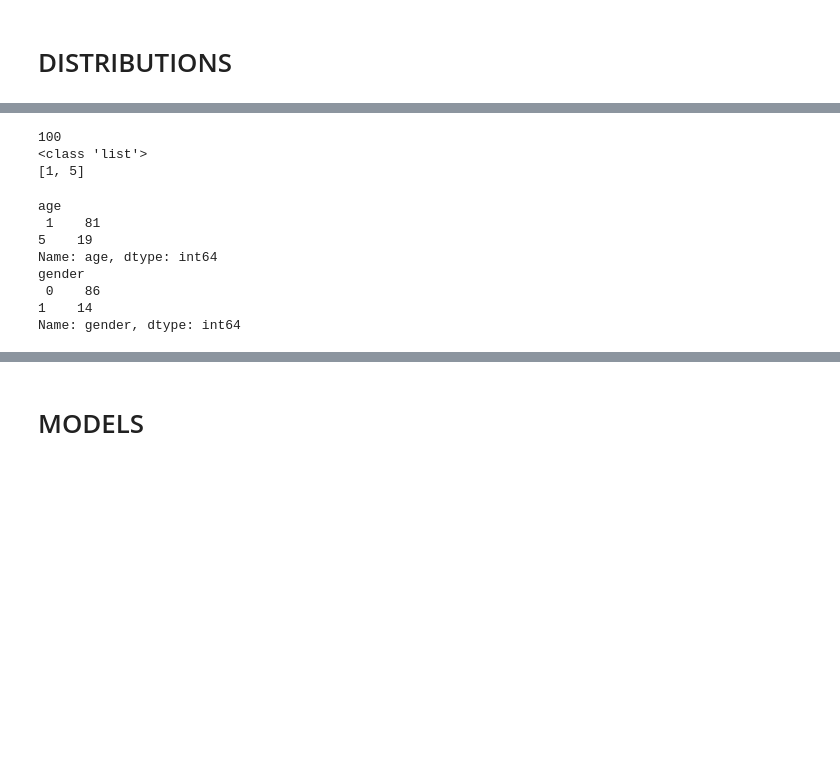
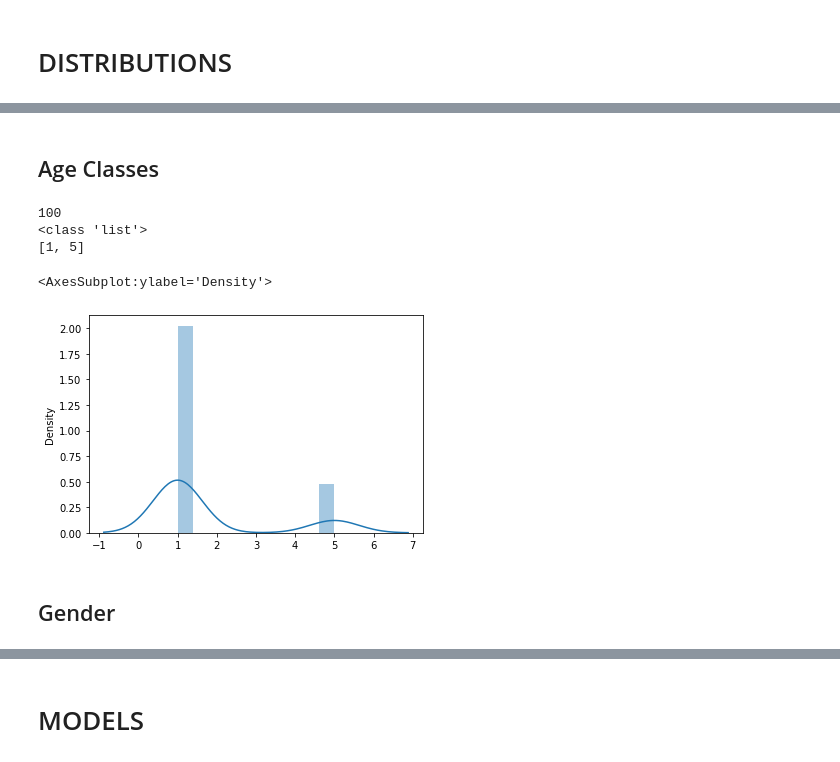
Before and after one commit to ASobreira/Advanced-Machine-Learning, a Jupyter notebook: Project/Project/only_svm.ipynb, the cells around one changed output, grey strips where cells are left out. Drawn from its saved outputs; the diff is of its cells as text; code cells hidden in the pictures; blank space fills up the shorter version.

```diff
--- a/Project/Project/only_svm.ipynb
+++ b/Project/Project/only_svm.ipynb
@@ -166,3 +234,5 @@ Age Classes finished
+# %% [markdown]
+## Age Classes
 # %%
 print(len(age_classes))
 print(type(age_classes))
@@ -172,27 +242,12 @@ print(unique_values)
 100
 <class 'list'>
 [1, 5]
-# %%
-img_all = pd.DataFrame()
-img_all["age"] = age_classes
-img_all["gender"] = genders
-
-img_gender = pd.DataFrame()
-img_gender["gender"] = genders
-
-img_age = pd.DataFrame()
-img_age["age"] = age_classes
-
-print("age\n", img_age.age.value_counts())
-print("gender\n", img_gender.gender.value_counts())
-# %% [output]
-age
- 1    81
-5    19
-Name: age, dtype: int64
-gender
- 0    86
-1    14
-Name: gender, dtype: int64
+# %%
+sns.distplot(age_classes)
+# %% [output]
+<AxesSubplot:ylabel='Density'>
+[figure, added]
+# %% [markdown]
+## Gender
 # %%
 sns.distplot(genders)
```
Also changed, not shown: parts of 60 cells of this notebook, 4 other files.
